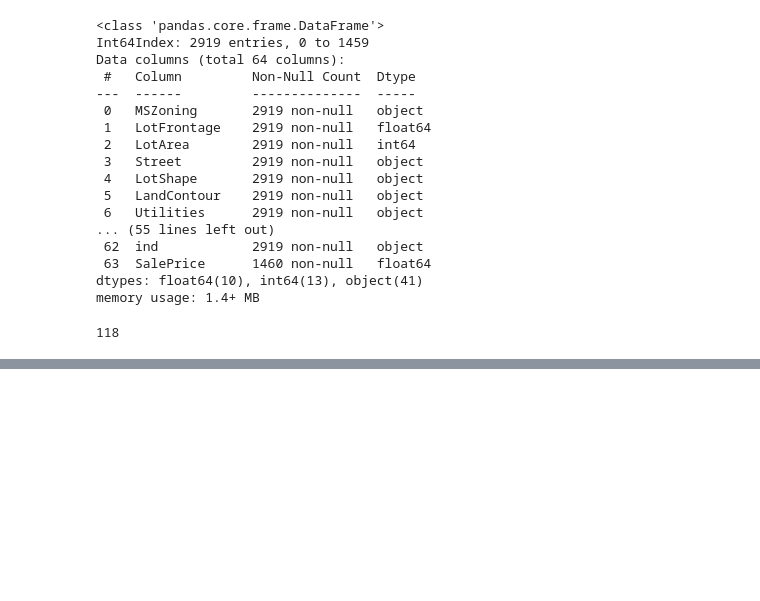
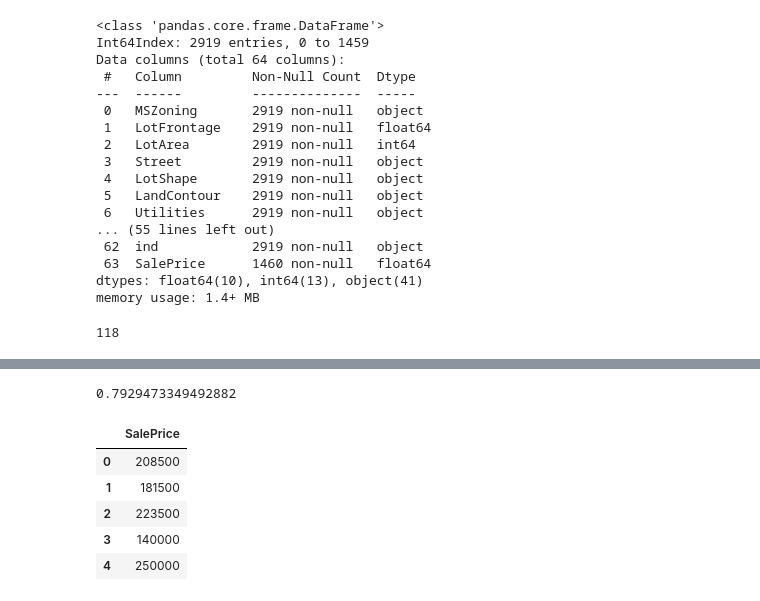
Before and after one commit to Biel-Altimira/house_prices, a Jupyter notebook: house prices/house_prices.ipynb, the cells around one changed output, grey strips where cells are left out. Cells and saved outputs as stored; diff of their text form; code cells hidden in the pictures; blank space fills up the shorter version.

Commit message:
He separat el train set en dos i he evaluat el model amb les variables amb mes correlacio --- 0.79 acc

```diff
--- a/house prices/house_prices.ipynb
+++ b/house prices/house_prices.ipynb
@@ -291,0 +296,17 @@ data.head()
+# %%
+columns_to_train = ["OverallQual","GrLivArea", "GarageCars","GarageArea", "TotalBsmtSF", "1stFlrSF", "FullBath", "TotRmsAbvGrd", "YearBuilt", "YearRemodAdd", "GarageYrBlt", "MasVnrArea", "Fireplaces"]
+
+
+x = train[columns_to_train]
+y = train[["SalePrice"]]
+
+#x_test = test[columns_to_train]
+#y_test = test[["SalePrice"]]
+
+X_train, X_test, y_train, y_test = train_test_split(x, y, test_size=0.2)
+# %%
+to_int = ["GarageCars", "GarageArea", "TotalBsmtSF", "GarageYrBlt", "MasVnrArea"]
+for element in to_int:
+    x[element] = x[element].astype(int)
+    x_test[element] = x[element].astype(int)
+y["SalePrice"] = y["SalePrice"].astype(int)
@@ -291,0 +329,17 @@ data.head()
+# %%
+model = LinearRegression()
+
+model.fit(X_train, y_train)
+predictions = model.predict(X_test)
+print(model.score(X_test, y_test))
+# %% [output]
+0.7929473349492882
+# %%
+y.head()
+# %% [output]
+|  | SalePrice |
+| 0 | 208500 |
+| 1 | 181500 |
+| 2 | 223500 |
+| 3 | 140000 |
+| 4 | 250000 |
```
Also changed, not shown: parts of 3 cells of this notebook.
